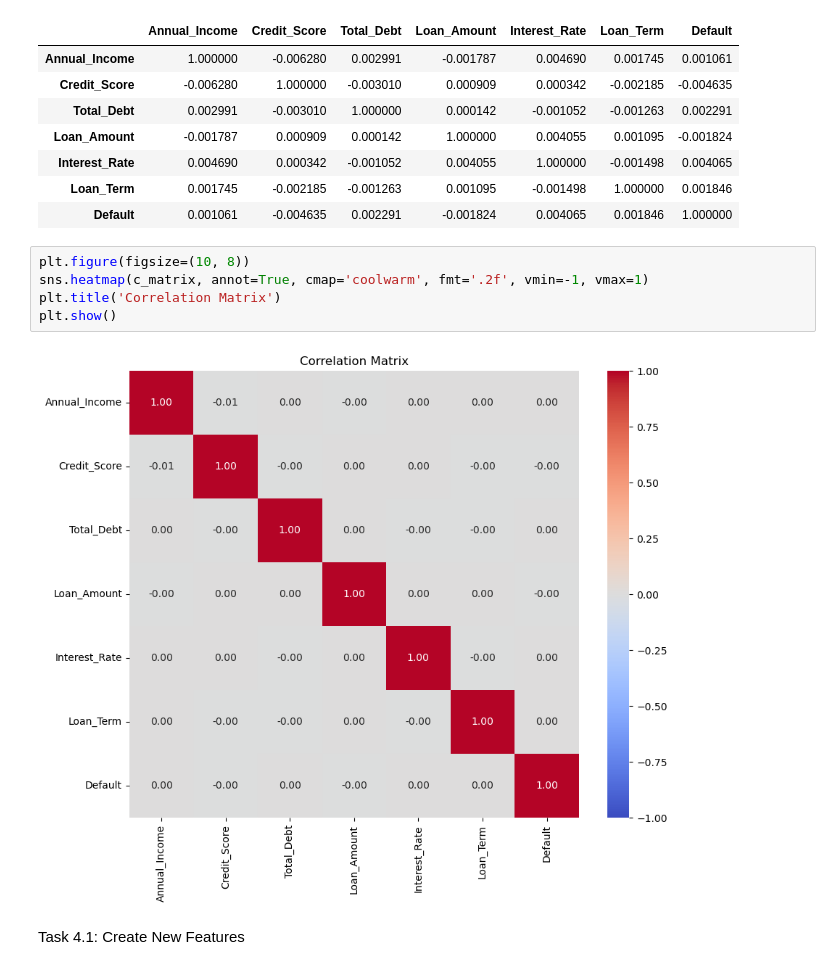
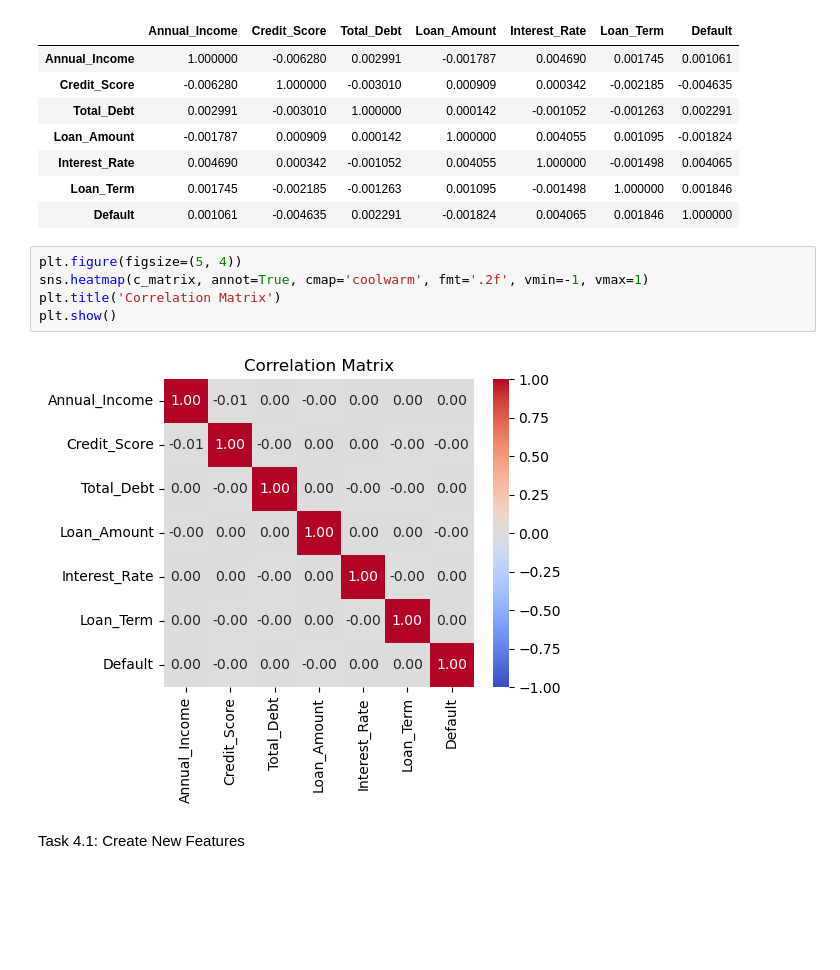
Before and after one commit to krishnabb01/Loan-Prediction, a Jupyter notebook: Loan_Predicating.ipynb, the cells around one changed output. Drawn from its saved outputs; the diff is of its cells as text; blank space fills up the shorter version.

```diff
--- a/Loan_Predicating.ipynb
+++ b/Loan_Predicating.ipynb
@@ -209,12 +208,12 @@ c_matrix
 | Loan_Term | 0.001745 | -0.002185 | -0.001263 | 0.001095 | -0.001498 | 1.000000 | 0.001846 |
 | Default | 0.001061 | -0.004635 | 0.002291 | -0.001824 | 0.004065 | 0.001846 | 1.000000 |
 # %%
-plt.figure(figsize=(10, 8))
+plt.figure(figsize=(5, 4))
 sns.heatmap(c_matrix, annot=True, cmap='coolwarm', fmt='.2f', vmin=-1, vmax=1)
 plt.title('Correlation Matrix')
 plt.show()
 # %% [output]
-[figure, old version]
+[figure, new version]
 # %% [markdown]
 Task 4.1: Create New Features
 # %% [markdown]
```
Also changed, not shown: parts of 49 cells of this notebook.
